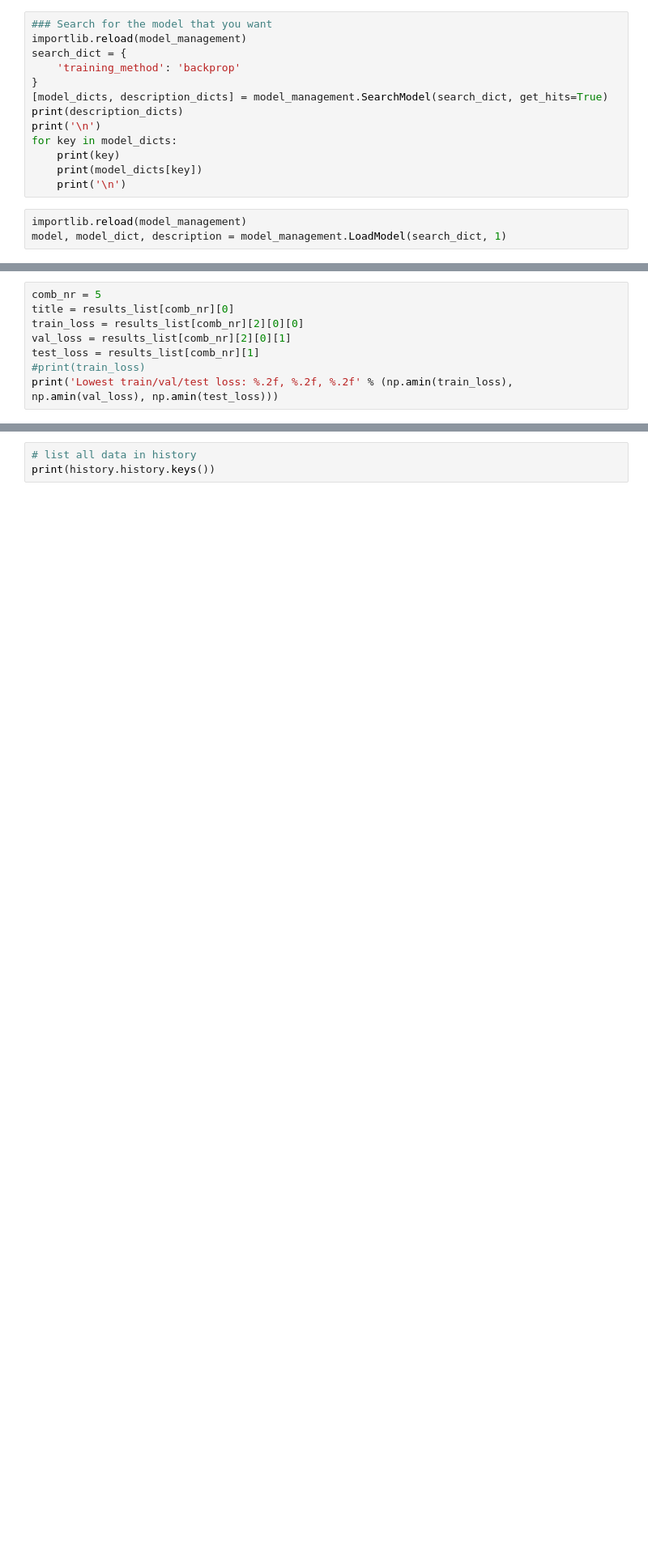
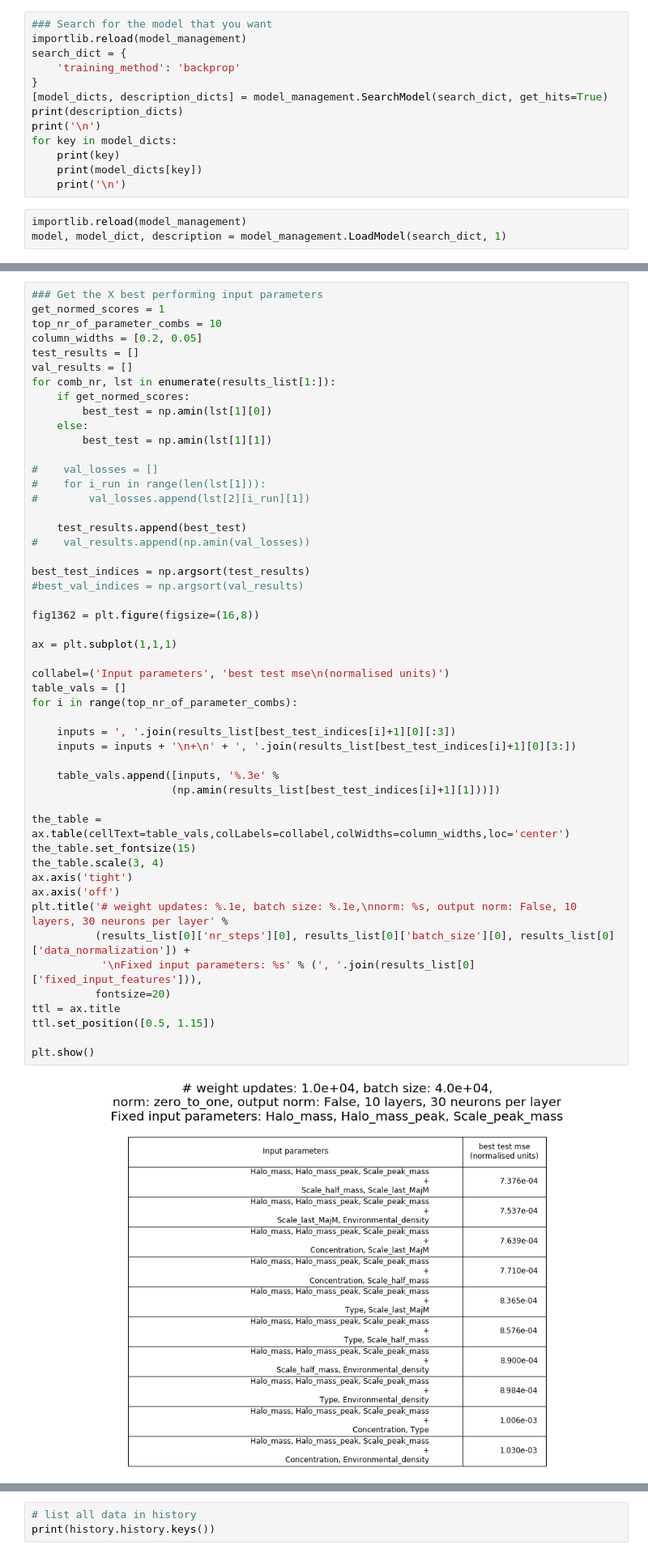
Before and after one commit to magnus-lindstrom/masters-project-galaxy-formation, a Jupyter notebook: code/useful_code/backprop_trained_networks/several_inputs_outputs_backprop.ipynb, the cells around one changed output, grey strips where cells are left out. Shown at 81% size. Saved outputs shown, nothing was run; the diff lists cells and outputs as text; blank space fills up the shorter version.

```diff
--- a/code/useful_code/backprop_trained_networks/several_inputs_outputs_backprop.ipynb
+++ b/code/useful_code/backprop_trained_networks/several_inputs_outputs_backprop.ipynb
@@ -450,8 +428,0 @@ print(results_list[1][2][0])
-# %%
-comb_nr = 5
-title = results_list[comb_nr][0]
-train_loss = results_list[comb_nr][2][0][0]
-val_loss = results_list[comb_nr][2][0][1]
-test_loss = results_list[comb_nr][1]
-#print(train_loss)
-print('Lowest train/val/test loss: %.2f, %.2f, %.2f' % (np.amin(train_loss), np.amin(val_loss), np.amin(test_loss)))
@@ -471,0 +429,52 @@ print(loaded_list)
+# %%
+### Get the X best performing input parameters
+get_normed_scores = 1
+top_nr_of_parameter_combs = 10
+column_widths = [0.2, 0.05]
+test_results = []
+val_results = []
+for comb_nr, lst in enumerate(results_list[1:]):
+    if get_normed_scores:
+        best_test = np.amin(lst[1][0])
+    else:
+        best_test = np.amin(lst[1][1])
+
+#    val_losses = []
+#    for i_run in range(len(lst[1])):
+#        val_losses.append(lst[2][i_run][1])
+
+    test_results.append(best_test)
+#    val_results.append(np.amin(val_losses))
+
+best_test_indices = np.argsort(test_results)
+#best_val_indices = np.argsort(val_results)
+
+fig1362 = plt.figure(figsize=(16,8))
+
+ax = plt.subplot(1,1,1)
+
+collabel=('Input parameters', 'best test mse\n(normalised units)')
+table_vals = []
+for i in range(top_nr_of_parameter_combs):
+
+    inputs = ', '.join(results_list[best_test_indices[i]+1][0][:3])
+    inputs = inputs + '\n+\n' + ', '.join(results_list[best_test_indices[i]+1][0][3:])
+
+    table_vals.append([inputs, '%.3e' %
+                      (np.amin(results_list[best_test_indices[i]+1][1]))])
+
+the_table = ax.table(cellText=table_vals,colLabels=collabel,colWidths=column_widths,loc='center')
+the_table.set_fontsize(15)
+the_table.scale(3, 4)
+ax.axis('tight')
+ax.axis('off')
+plt.title('# weight updates: %.1e, batch size: %.1e,\nnorm: %s, output norm: False, 10 layers, 30 neurons per layer' %
+          (results_list[0]['nr_steps'][0], results_list[0]['batch_size'][0], results_list[0]['data_normalization']) +
+           '\nFixed input parameters: %s' % (', '.join(results_list[0]['fixed_input_features'])),
+          fontsize=20)
+ttl = ax.title
+ttl.set_position([0.5, 1.15])
+
+plt.show()
+# %% [output]
+[figure, added]
```
Also changed, not shown: parts of 63 cells of this notebook, 21 other files.
